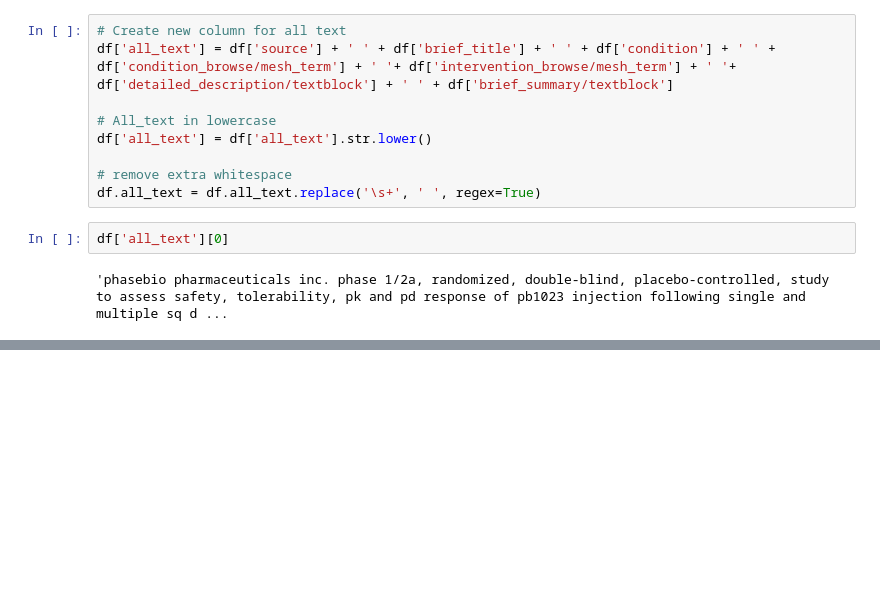
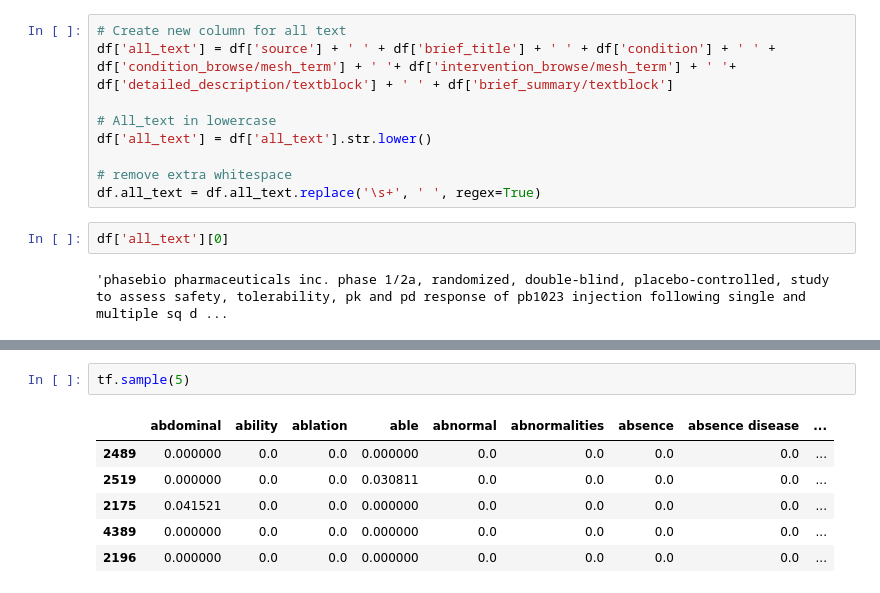
Before and after one commit to cmdelaserna/clinical-trials, a Jupyter notebook: mvp/notebooks/Script 3 - Search data - ML - Vis Results.ipynb, the cells around one changed output, grey strips where cells are left out. Cells and saved outputs as stored; diff of their text form; blank space fills up the shorter version.

```diff
--- a/mvp/notebooks/Script 3 - Search data - ML - Vis Results.ipynb
+++ b/mvp/notebooks/Script 3 - Search data - ML - Vis Results.ipynb
@@ -84,0 +142,9 @@ NameError: name 'spacy' is not defined
+# %%
+tf.sample(5)
+# %% [output]
+|  | abdominal | ability | ablation | able | abnormal | abnormalities | absence | absence disease | ... |
+| 2489 | 0.000000 | 0.0 | 0.0 | 0.000000 | 0.0 | 0.0 | 0.0 | 0.0 | ... |
+| 2519 | 0.000000 | 0.0 | 0.0 | 0.030811 | 0.0 | 0.0 | 0.0 | 0.0 | ... |
+| 2175 | 0.041521 | 0.0 | 0.0 | 0.000000 | 0.0 | 0.0 | 0.0 | 0.0 | ... |
+| 4389 | 0.000000 | 0.0 | 0.0 | 0.000000 | 0.0 | 0.0 | 0.0 | 0.0 | ... |
+| 2196 | 0.000000 | 0.0 | 0.0 | 0.000000 | 0.0 | 0.0 | 0.0 | 0.0 | ... |
```
Also changed, not shown: parts of 18 cells of this notebook.
